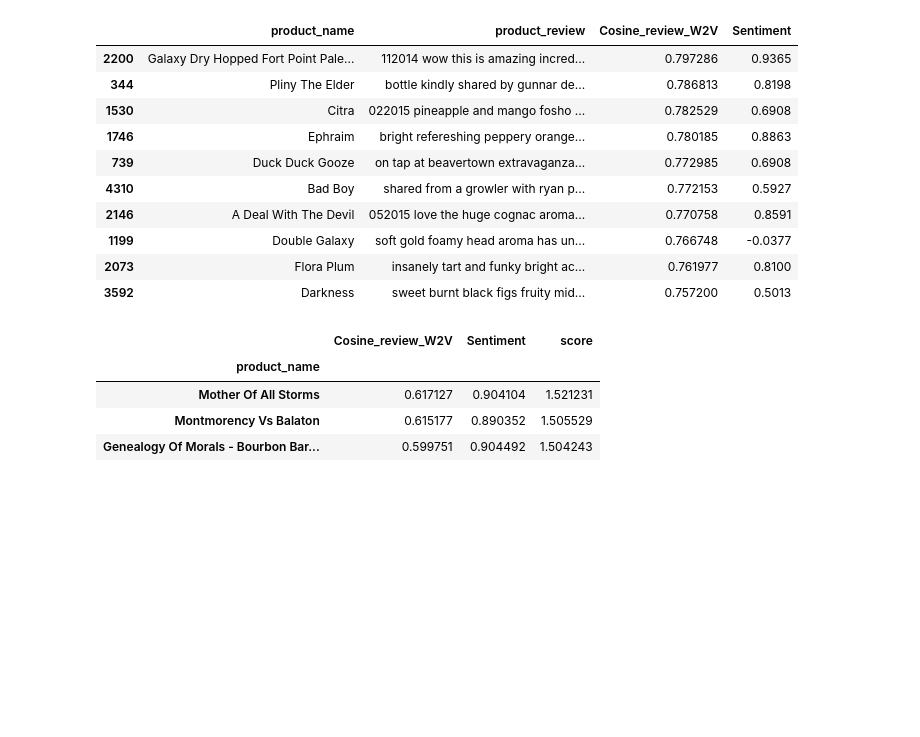
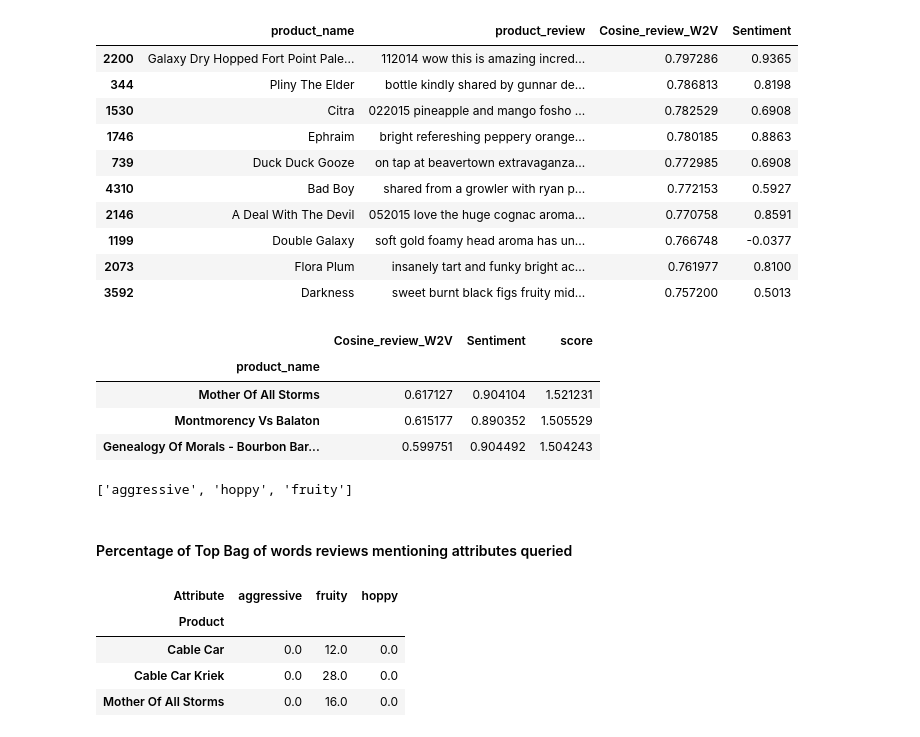
Before and after one commit to vicgpt/Unstructured-Data-Analytics, a Jupyter notebook: Assignment 2 - Beer review/Assignment 2 attempt abhi.ipynb, the cells around one changed output. Cells and saved outputs as stored; diff of their text form; code cells hidden in the pictures; blank space fills up the shorter version.

```diff
--- a/Assignment 2 - Beer review/Assignment 2 attempt abhi.ipynb
+++ b/Assignment 2 - Beer review/Assignment 2 attempt abhi.ipynb
@@ -350,3 +365,39 @@ output_summ2.head(3)
 | Mother Of All Storms | 0.617127 | 0.904104 | 1.521231 |
 | Montmorency Vs Balaton | 0.615177 | 0.890352 | 1.505529 |
 | Genealogy Of Morals - Bourbon Bar... | 0.599751 | 0.904492 | 1.504243 |
+# %%
+attr_query
+# %% [output]
+['aggressive', 'hoppy', 'fruity']
+# %% [markdown]
+#### Percentage of Top Bag of words reviews mentioning attributes queried
+# %%
+def percentReviewAttr(text , attr):
+    count = 0
+    df_sub = data[data['product_name'] == text]
+    df_sub['Flag'] = df_sub['product_review'].str.contains(attr)
+    return 100*df_sub['Flag'].sum()/len(df_sub)
+
+list_ = []
+df_ = []
+col1=[]
+col2 = []
+
+for i in output_summ.head(3).index.values:
+    for j in attr_query:
+        col1.append(i)
+        col2.append(j)
+
+        list_.append(percentReviewAttr(i,j))
+
+#print(list_)
+#print(cols)
+df_ = pd.DataFrame(zip(col1,col2,list_),columns=['Product','Attribute','Percent Occurence'])
+df_.pivot_table(index=df_.columns[0], columns=df_.columns[1],values=df_.columns[2]).to_csv('AttrFreq_tfidf.csv')
+df_.pivot_table(index=df_.columns[0], columns=df_.columns[1],values=df_.columns[2])
+# %% [output]
+| Attribute | aggressive | fruity | hoppy |
+| Product |  |  |  |
+| Cable Car | 0.0 | 12.0 | 0.0 |
+| Cable Car Kriek | 0.0 | 28.0 | 0.0 |
+| Mother Of All Storms | 0.0 | 16.0 | 0.0 |
```
Also changed, not shown: parts of 11 cells of this notebook, 7 other files.
